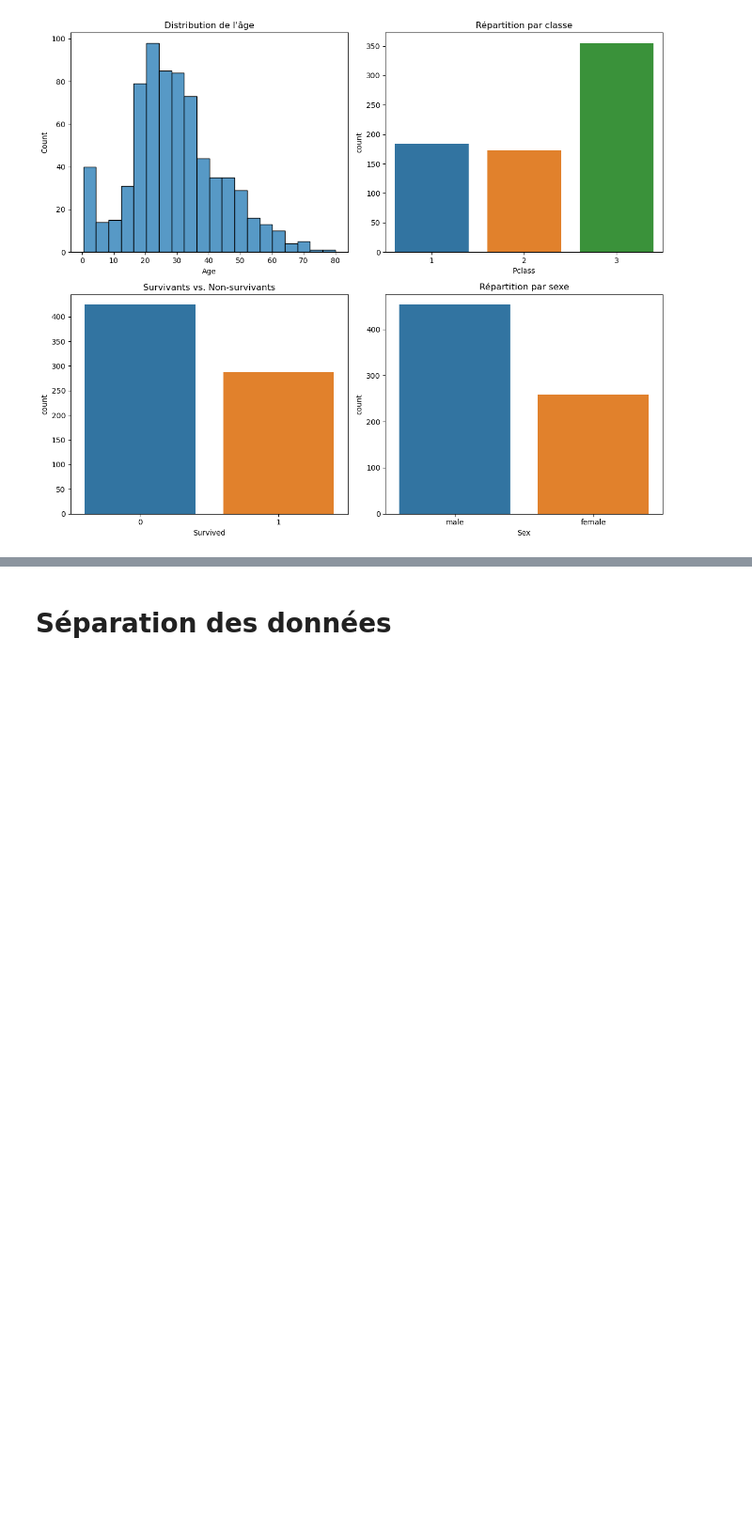
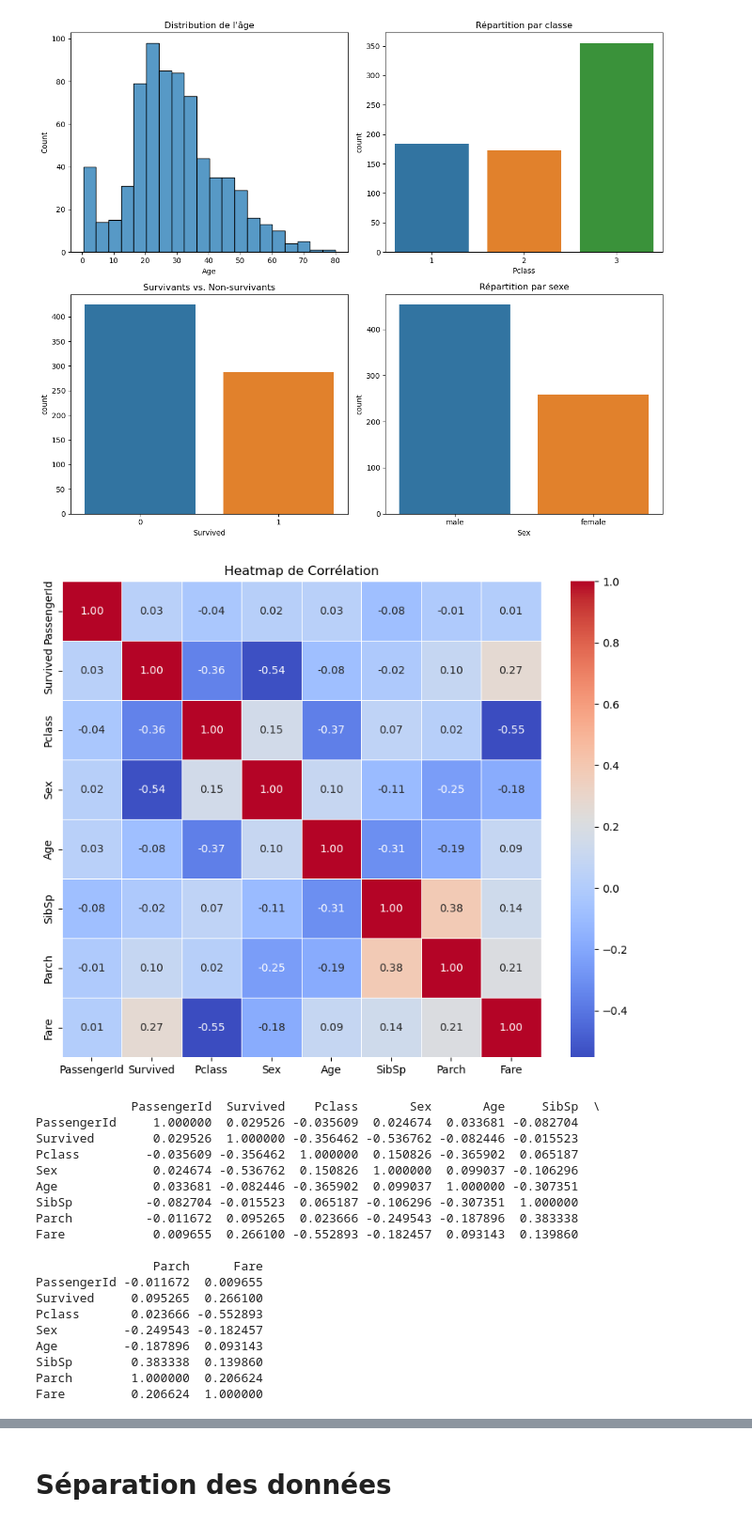
Before and after one commit to matthieukhl/titanic, a Jupyter notebook: titanic.ipynb, the cells around one changed output, grey strips where cells are left out. Shown: that part at 94% size. Cells and saved outputs as stored; diff of their text form; code cells hidden in the pictures; blank space fills up the shorter version.

```diff
--- a/titanic.ipynb
+++ b/titanic.ipynb
@@ -99,3 +99,35 @@ plt.tight_layout()
 plt.show()
 # %% [output]
 [figure]
+# %%
+df['Sex'] = df['Sex'].replace({'female': 0, 'male': 1})
+
+correlation_matrix = df.corr()
+
+# Créer la heatmap
+plt.figure(figsize=(10, 8))
+sns.heatmap(correlation_matrix, annot=True, cmap="coolwarm", fmt=".2f", linewidths=0.5)
+plt.title("Heatmap de Corrélation")
+plt.show()
+print(df.corr())
+# %% [output]
+[figure, added]
+             PassengerId  Survived    Pclass       Sex       Age     SibSp  \
+PassengerId     1.000000  0.029526 -0.035609  0.024674  0.033681 -0.082704
+Survived        0.029526  1.000000 -0.356462 -0.536762 -0.082446 -0.015523
+Pclass         -0.035609 -0.356462  1.000000  0.150826 -0.365902  0.065187
+Sex             0.024674 -0.536762  0.150826  1.000000  0.099037 -0.106296
+Age             0.033681 -0.082446 -0.365902  0.099037  1.000000 -0.307351
+SibSp          -0.082704 -0.015523  0.065187 -0.106296 -0.307351  1.000000
+Parch          -0.011672  0.095265  0.023666 -0.249543 -0.187896  0.383338
+Fare            0.009655  0.266100 -0.552893 -0.182457  0.093143  0.139860
+
+                Parch      Fare
+PassengerId -0.011672  0.009655
+Survived     0.095265  0.266100
+Pclass       0.023666 -0.552893
+Sex         -0.249543 -0.182457
+Age         -0.187896  0.093143
+SibSp        0.383338  0.139860
+Parch        1.000000  0.206624
+Fare         0.206624  1.000000
```
Also changed, not shown: parts of 15 cells of this notebook.
